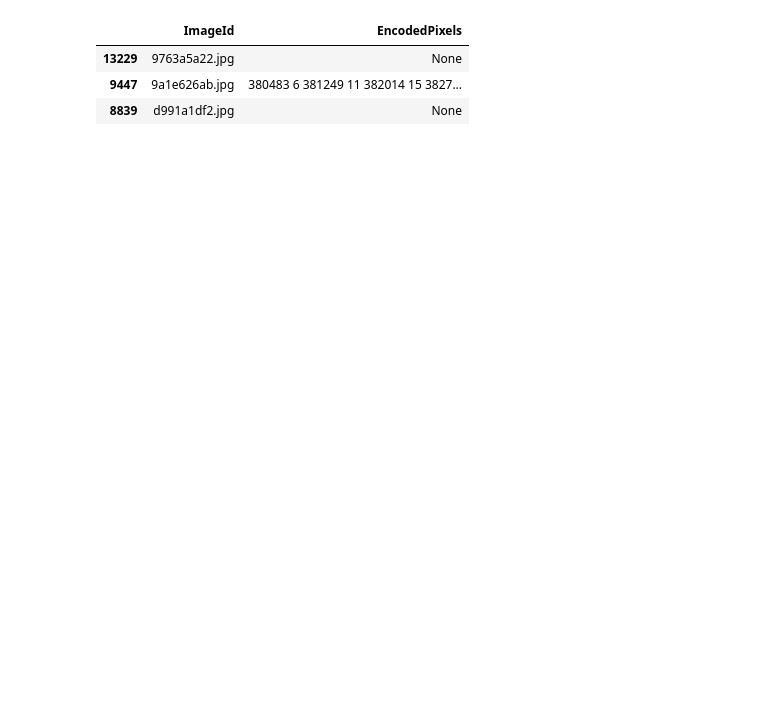
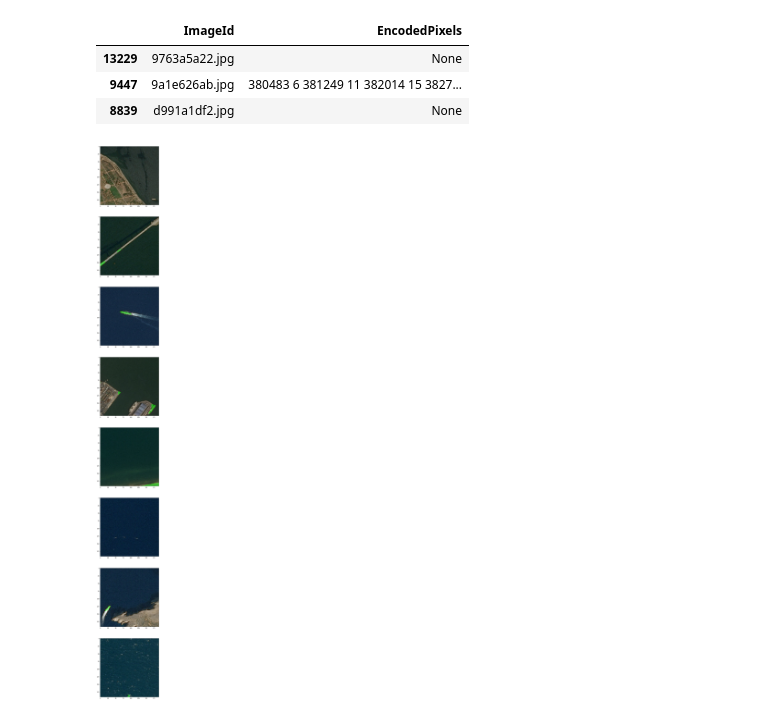
Before and after one commit to avgaydashenko/robot-surgery-segmentation, a Jupyter notebook: prediction.ipynb, the cells around one changed output. Cells and saved outputs as stored; diff of their text form; code cells hidden in the pictures; blank space fills up the shorter version.

```diff
--- a/prediction.ipynb
+++ b/prediction.ipynb
@@ -113,3 +113,34 @@ image = load_image('/home/raznem/proj_kaggle_airbus/data/test_v2/efc2d1f3e.jpg')
 mask = rle_decode('514127 7 514893 12 515660 14 516427 15 517194 17 517962 17 518730 18 519498 18 520266 18 521034 19 521802 19 522570 19 523338 19 524105 20 524873 21 525640 22 526407 23 527175 23 527942 24 528709 25 529477 26 530245 26 531012 27 531780 27 532547 28 533315 28 534082 29 534850 29 535618 29 536386 28 537154 28 537922 28 538690 28 539458 28 540226 28 540994 28 541762 28 542531 27 543299 27 544067 27 544835 27 545603 27 546371 27 547139 27 547907 27 548675 27 549442 28 550210 28 550978 28 551746 28 552514 28 553281 29 554049 29 554817 29 555585 29 556353 29 557121 29 557889 29 558657 29 559425 28 560193 28 560961 28 561729 28 562496 29 563264 30 564032 30 564800 30 565568 30 566336 30 567104 30 567872 30 568640 29 569408 29 570176 29 570944 29 571712 29 572480 29 573248 28 574016 28 574784 28 575552 28 576320 28 577088 28 577856 28 578624 28 579391 29 580159 29 580927 29 581695 29 582463 29 583231 29 583998 30 584766 30 585534 30 586303 29 587071 29 587839 29 588607 29 589375 29')
 # %%
 imshow(mask_overlay(image, mask))
+# %%
+filenames = [
+    '9c3b58a7d',
+    '60226facb',
+    '69d71b96d',
+    '50b9285e6',
+    '6b1141818',
+    'f11ba532c',
+    '8e39008ae',
+    'efecac935',
+]
+# %%
+fig = plt.figure(figsize=(10, 80))
+
+for i, img in enumerate(filenames):
+    img_file_name = '/home/raznem/proj_kaggle_airbus/data/test_v2/{}.jpg'.format(img)
+
+    image = load_image(img_file_name)
+
+    with torch.no_grad():
+        input_image = torch.unsqueeze(img_to_tensor(img_transform(p=1)(image=image)['image']).cuda(), dim=0)
+
+    mask = model(input_image)
+    mask_array = mask.data[0].cpu().numpy()[0] > 0
+
+    fig.add_subplot(8, 1, i+1)
+    imshow(mask_overlay(image[::4, ::4], mask_array[::4, ::4]))
+
+plt.show()
+# %% [output]
+[figure, added]
```
